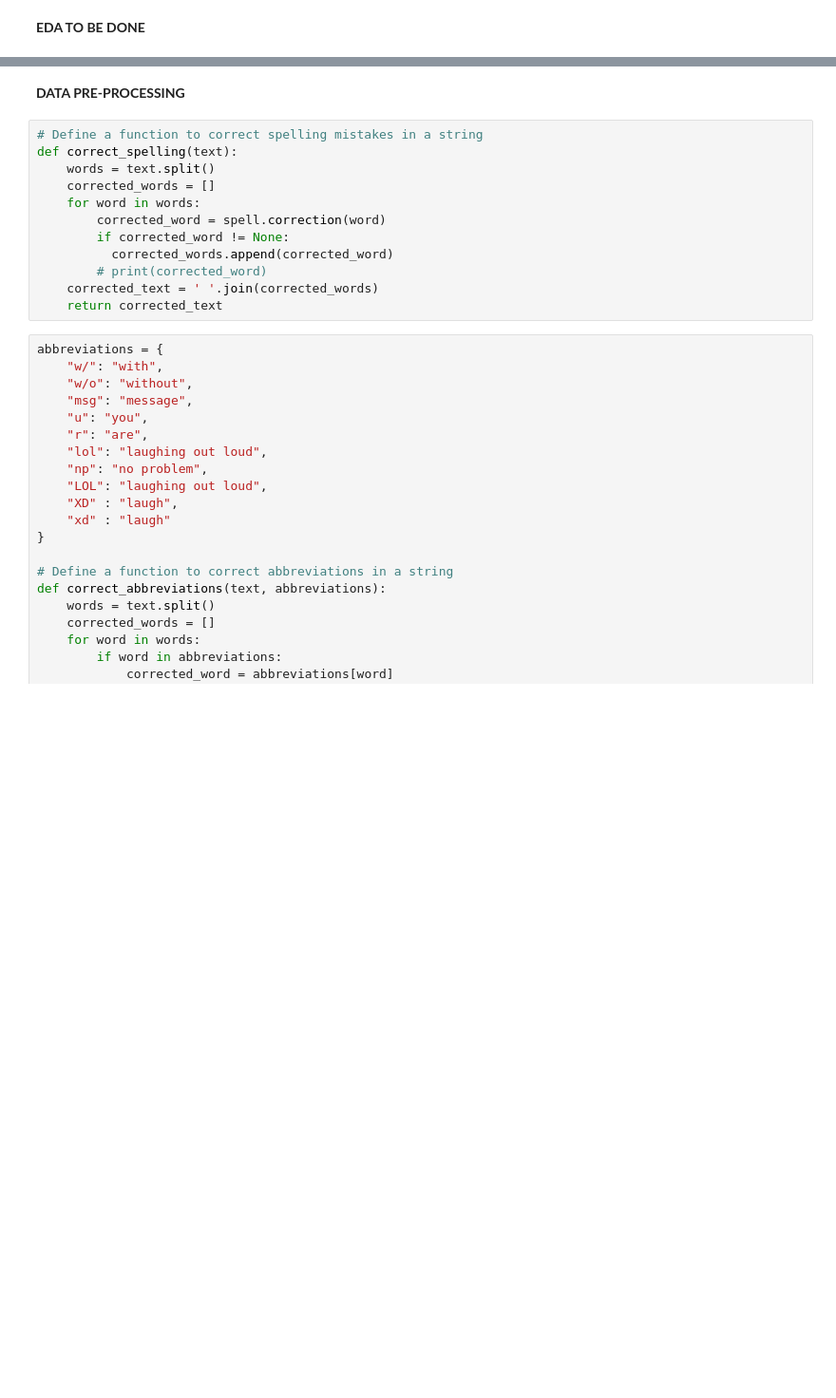
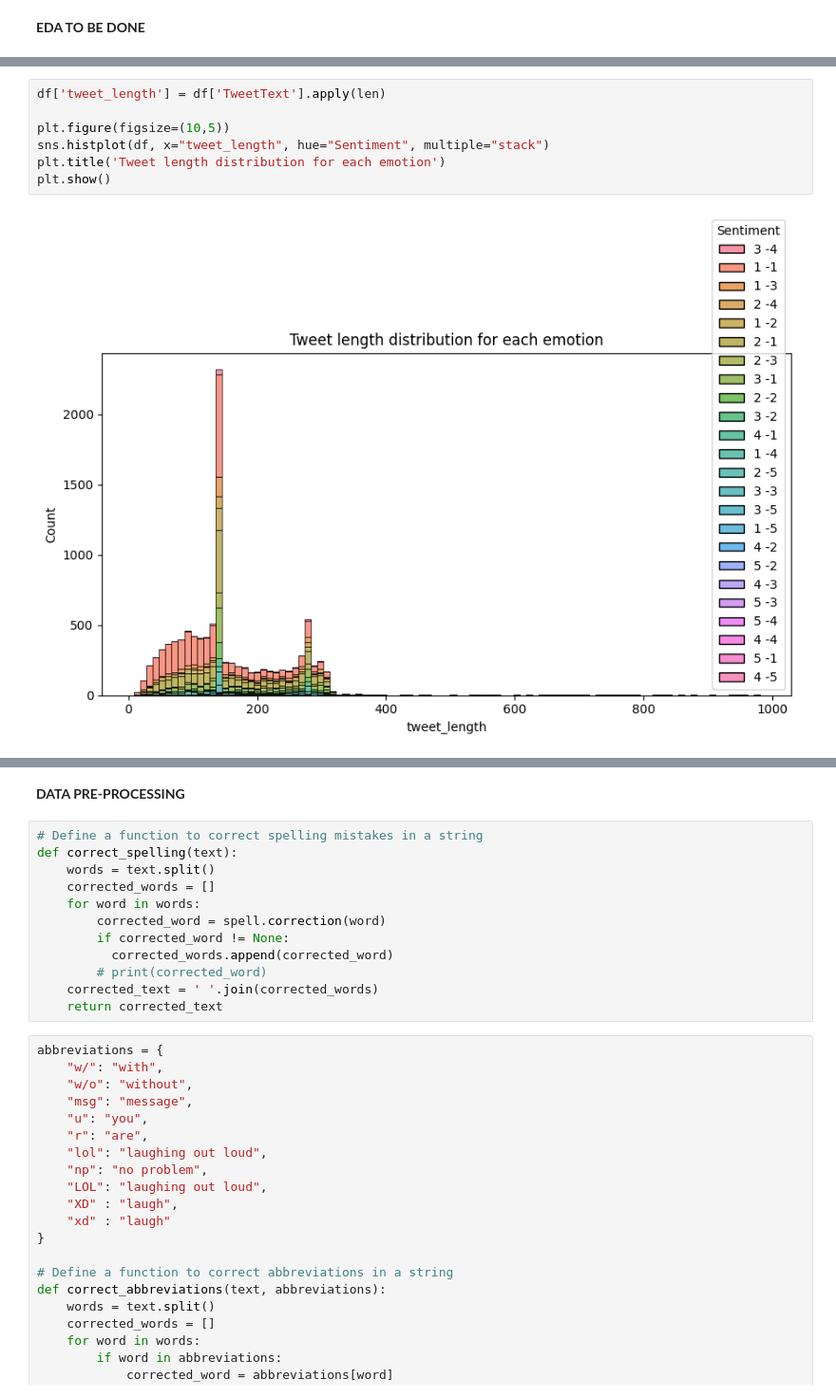
Before and after one commit to tusharmanekar/ML4HC-Project-2, a Jupyter notebook: ML4HC_Project_2_Part_1.ipynb, the cells around one changed output, grey strips where cells are left out. Shown at 95% size. Drawn from its saved outputs; the diff is of its cells as text; blank space fills up the shorter version.

```diff
--- a/ML4HC_Project_2_Part_1.ipynb
+++ b/ML4HC_Project_2_Part_1.ipynb
@@ -42,0 +140,9 @@ df = df.drop(["ID", "Unnamed: 0"], axis = 1)
+# %%
+df['tweet_length'] = df['TweetText'].apply(len)
+
+plt.figure(figsize=(10,5))
+sns.histplot(df, x="tweet_length", hue="Sentiment", multiple="stack")
+plt.title('Tweet length distribution for each emotion')
+plt.show()
+# %% [output]
+[figure, added]
```
Also changed, not shown: parts of 21 cells of this notebook, 1 other file.
